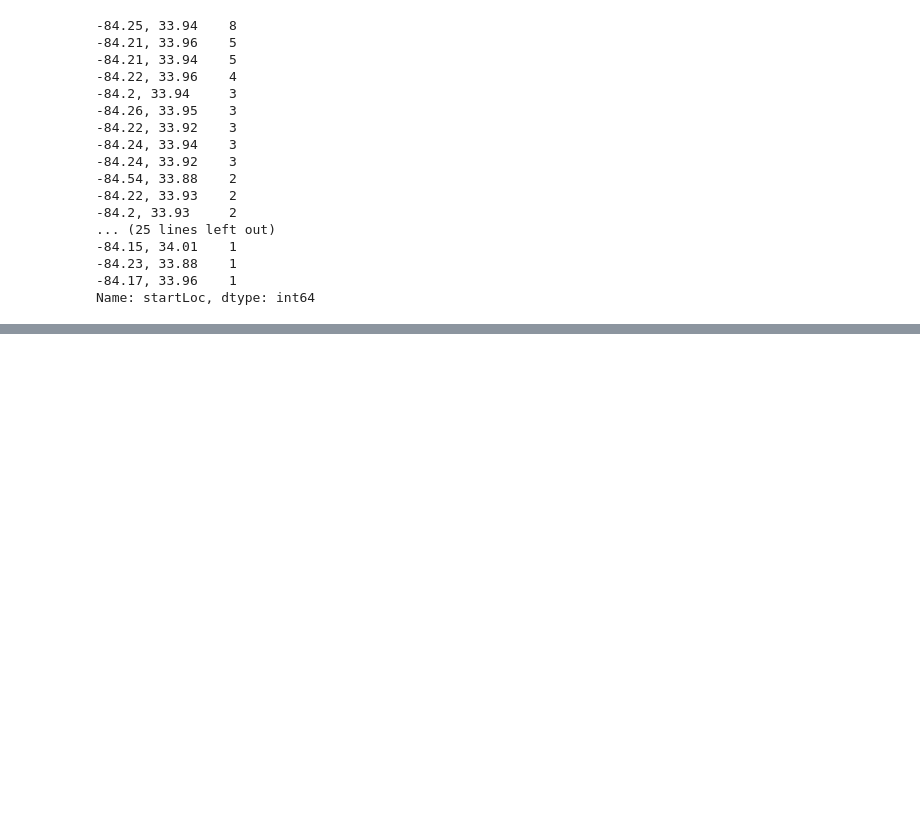
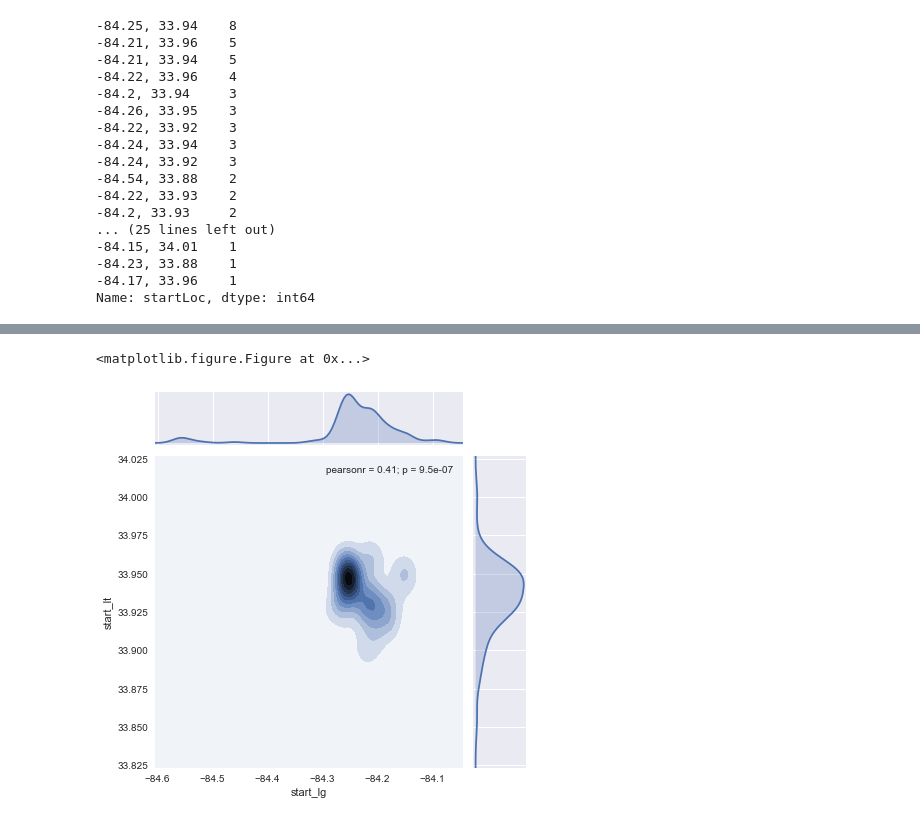
Before and after one commit to jingruli11/capstone, a Jupyter notebook: Clustering.ipynb, the cells around one changed output, grey strips where cells are left out. Saved outputs shown, nothing was run; the diff lists cells and outputs as text; code cells hidden in the pictures; blank space fills up the shorter version.

```diff
--- a/Clustering.ipynb
+++ b/Clustering.ipynb
@@ -89,0 +101,9 @@ Name: startLoc, dtype: int64
+# %%
+df_sun_14 = df[(df['dayofweek'] == 'Sunday') & (df['hourofday'] == 14)]
+plt.clf()
+hex_plot2 = sns.jointplot(x=df_sun_14['start_lg'], y=df_sun_14['start_lt'], kind = 'kde')
+# hex_plot.savefig("output3.png")
+plt.show()
+# %% [output]
+<matplotlib.figure.Figure at 0x...>
+[figure, added]
```
Also changed, not shown: parts of 6 cells of this notebook, 6 other files.
